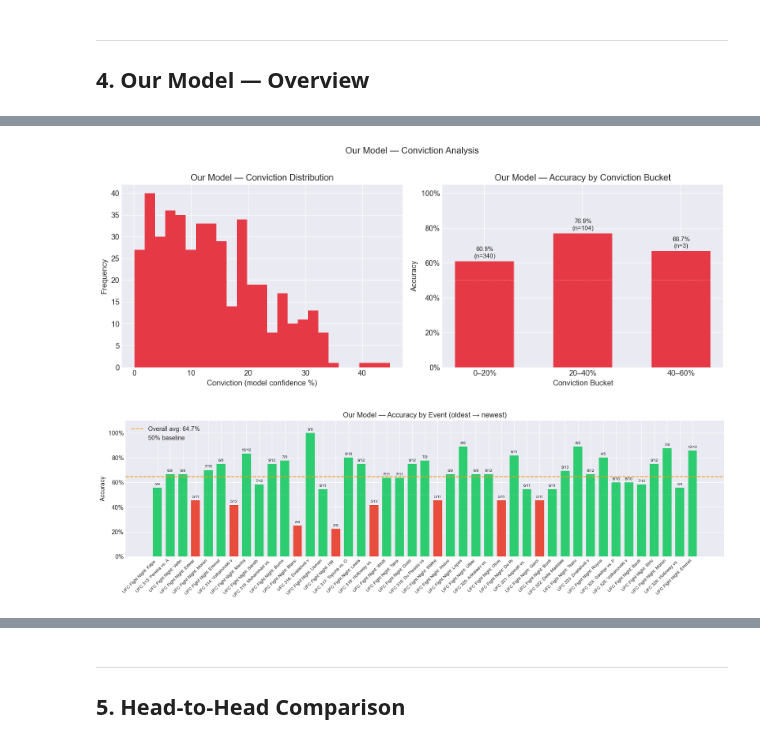
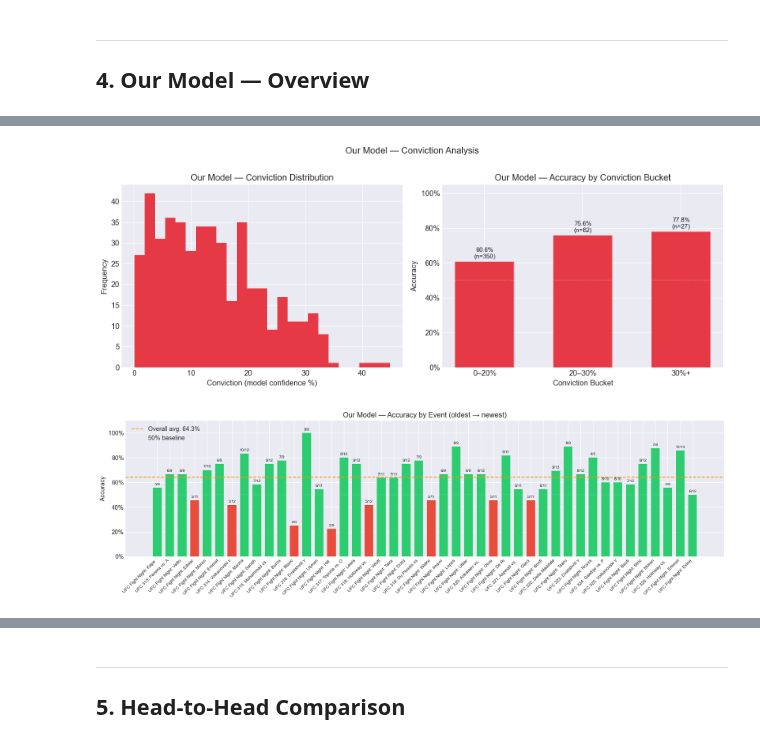
Before and after one commit to kibbbles/ufc_analytics_platform, a Jupyter notebook: backend/eda/ufc_model_comparison.ipynb, the cells around one changed output, grey strips where cells are left out. Drawn from its saved outputs; the diff is of its cells as text; code cells hidden in the pictures.

```diff
--- a/backend/eda/ufc_model_comparison.ipynb
+++ b/backend/eda/ufc_model_comparison.ipynb
@@ -299,7 +299,7 @@ if COL_PICK_TYPE:
     for bar, (_, row) in zip(bars, acc_by_type.iterrows()):
         axes[1].text(bar.get_x() + bar.get_width() / 2, bar.get_height() + 0.02,
                      f'{row["accuracy"]:.1%}\n(n={int(row["n"])})',
-                     ha='center', fontsize=10)
+                     ha='center', fontsize=10, color='#111827')
 
     plt.suptitle('UFC Bet Companion — Pick Type Analysis', y=1.01)
     plt.tight_layout()
@@ -325,7 +325,7 @@ if COL_PICK_TYPE and COL_PL:
     for bar, (_, row) in zip(bars, pl_by_type.iterrows()):
         y_offset = 5 if row['total_pl'] >= 0 else -15
         ax.text(bar.get_x() + bar.get_width() / 2, bar.get_height() + y_offset,
-                f'${row["total_pl"]:+.0f}', ha='center', fontsize=11)
+                f'${row["total_pl"]:+.0f}', ha='center', fontsize=11, color='#111827')
 
     plt.tight_layout()
     plt.show()
@@ -365,7 +365,7 @@ if COL_CONF:
     for bar, (_, row) in zip(bars, bucket_acc.iterrows()):
         axes[1].text(bar.get_x() + bar.get_width() / 2, bar.get_height() + 0.02,
                      f'{row["accuracy"]:.1%}\n(n={int(row["n"])})',
-                     ha='center', fontsize=9)
+                     ha='center', fontsize=9, color='#111827')
 
     plt.suptitle('UFC Bet Companion — Confidence Analysis', y=1.01)
     plt.tight_layout()
@@ -412,7 +412,7 @@ if COL_ODDS:
 
     for i, row in odds_stats.iterrows():
         axes[0].text(list(odds_stats.index).index(i), row['accuracy'] + 0.02,
-                     f'n={int(row["n"])}', ha='center', fontsize=7, color='white')
+                     f'n={int(row["n"])}', ha='center', fontsize=7, color='#111827')
 
     # P&L by odds range
     if COL_PL:
@@ -480,8 +480,8 @@ our_resolved['conviction_pct'] = our_resolved['confidence'] * 100
 
 our_resolved['conv_bucket'] = pd.cut(
     our_resolved['conviction_pct'],
-    bins=[0, 20, 40, 60, 80, 100],
-    labels=['0–20%', '20–40%', '40–60%', '60–80%', '80–100%']
+    bins=[0, 20, 30, 100],
+    labels=['0–20%', '20–30%', '30%+']
 )
 
 fig, axes = plt.subplots(1, 2, figsize=(13, 5))
@@ -496,35 +496,35 @@ axes[0].set_ylabel('Frequency')
 conv_bucket_acc = (
     our_resolved.groupby('conv_bucket', observed=True)['is_correct']
     .agg(['mean', 'count'])
     .reset_index()
 )
 conv_bucket_acc.columns = ['bucket', 'accuracy', 'n']
 
 bars = axes[1].bar(
     conv_bucket_acc['bucket'].astype(str),
     conv_bucket_acc['accuracy'],
     color='#e63946', edgecolor='none', width=0.6
 )
 axes[1].axhline(0.5, color='white', linestyle=':', linewidth=1, alpha=0.5)
 axes[1].yaxis.set_major_formatter(mticker.PercentFormatter(1.0))
 axes[1].set_ylim(0, 1.05)
 axes[1].set_title('Our Model — Accuracy by Conviction Bucket')
 axes[1].set_xlabel('Conviction Bucket')
 axes[1].set_ylabel('Accuracy')
 
 for bar, (_, row) in zip(bars, conv_bucket_acc.iterrows()):
     axes[1].text(
         bar.get_x() + bar.get_width() / 2,
         bar.get_height() + 0.02,
         f'{row["accuracy"]:.1%}\n(n={int(row["n"])})',
-        ha='center', fontsize=9
+        ha='center', fontsize=9, color='#111827'
     )
 
 plt.suptitle('Our Model — Conviction Analysis', y=1.01)
 plt.tight_layout()
 plt.show()
 # %% [output]
-[figure, old version]
+[figure, new version]
 # %%
 # ── Our model accuracy by event (oldest → newest) ─────────────────────────────
 # Exclude Road to UFC / developmental events — not covered by UFC BC
@@ -564,4 +564,4 @@ for i, row in our_event_acc.iterrows():
 plt.tight_layout()
 plt.show()
 # %% [output]
-[figure, old version]
+[figure, new version]
```
Also changed, not shown: parts of 11 cells of this notebook, 7 other files.
